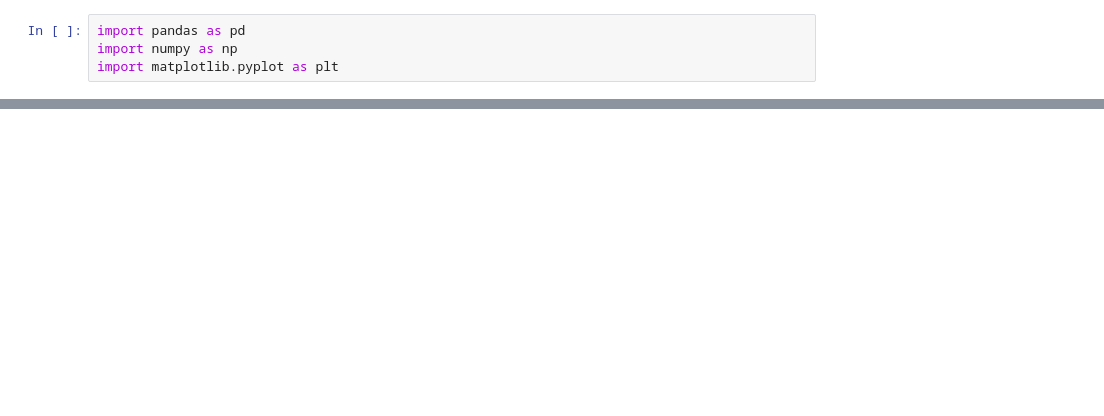
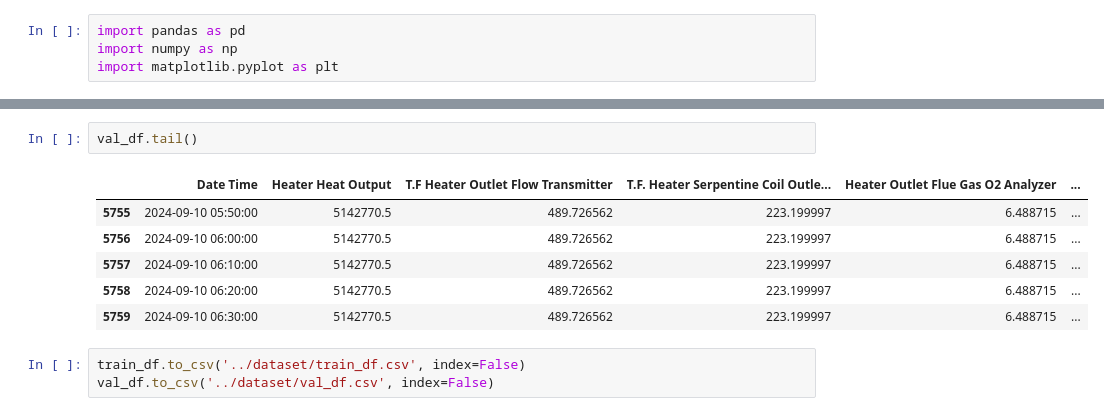
Before and after one commit to Nipuna-Tennakoon/AI-Development-for-Biomass-Heaters, a Jupyter notebook: eda/data_processing.ipynb, the cells around one changed output, grey strips where cells are left out. Cells and saved outputs as stored; diff of their text form; blank space fills up the shorter version.

```diff
--- a/eda/data_processing.ipynb
+++ b/eda/data_processing.ipynb
@@ -14,0 +62,12 @@ df.head()
+# %%
+val_df.tail()
+# %% [output]
+|  | Date Time | Heater Heat Output | T.F Heater Outlet Flow Transmitter | T.F. Heater Serpentine Coil Outle... | Heater Outlet Flue Gas O2 Analyzer | ... |
+| 5755 | 2024-09-10 05:50:00 | 5142770.5 | 489.726562 | 223.199997 | 6.488715 | ... |
+| 5756 | 2024-09-10 06:00:00 | 5142770.5 | 489.726562 | 223.199997 | 6.488715 | ... |
+| 5757 | 2024-09-10 06:10:00 | 5142770.5 | 489.726562 | 223.199997 | 6.488715 | ... |
+| 5758 | 2024-09-10 06:20:00 | 5142770.5 | 489.726562 | 223.199997 | 6.488715 | ... |
+| 5759 | 2024-09-10 06:30:00 | 5142770.5 | 489.726562 | 223.199997 | 6.488715 | ... |
+# %%
+train_df.to_csv('../dataset/train_df.csv', index=False)
+val_df.to_csv('../dataset/val_df.csv', index=False)
```
Also changed, not shown: parts of 6 cells of this notebook.
